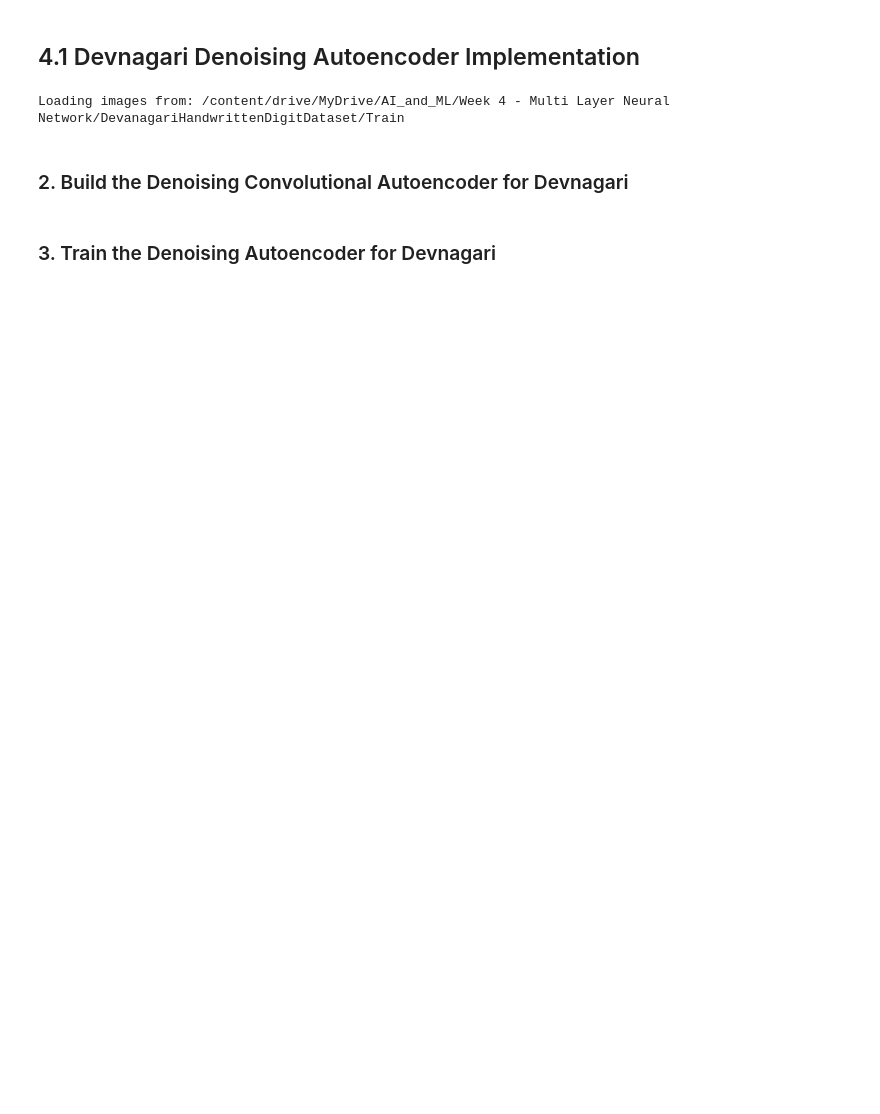
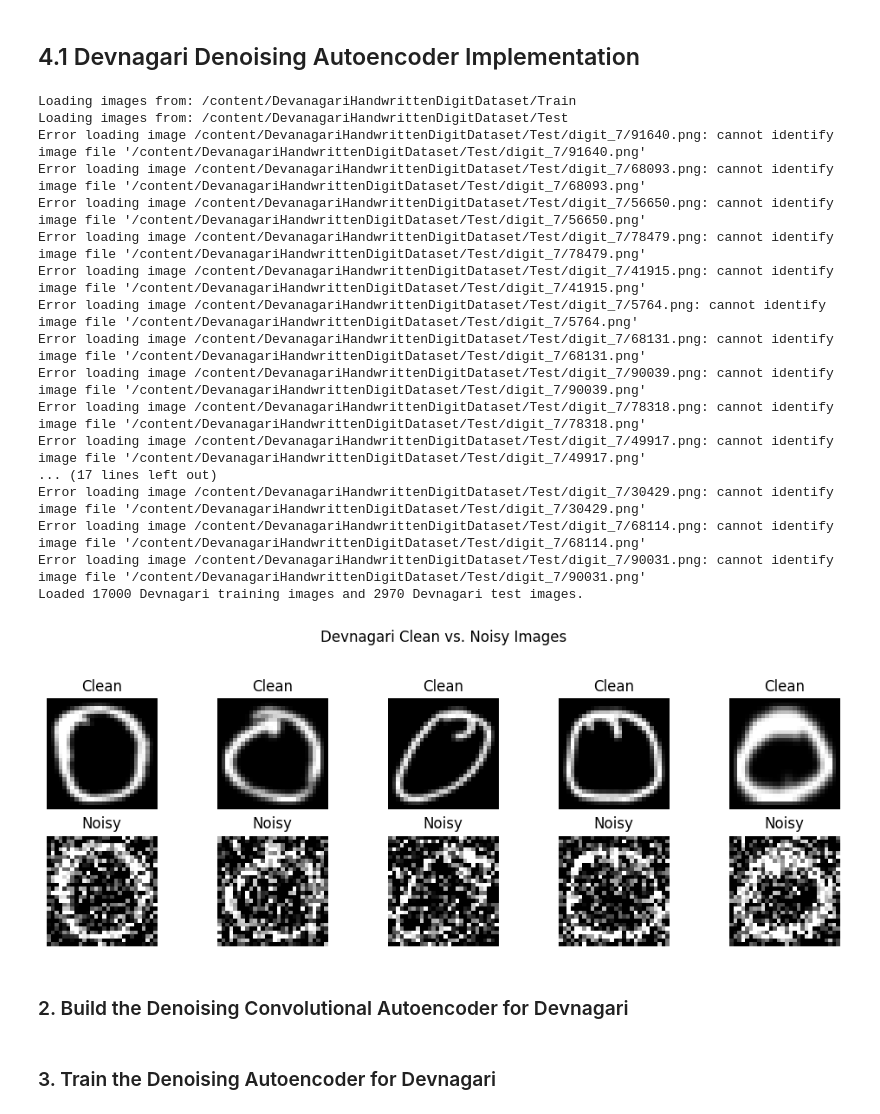
Before and after one commit to Abhi1997/AI_and_ML, a Jupyter notebook: Week - 7 - Introduction to Representations Learning with Autoencoder./Workshop7.ipynb, the cells around one changed output. Cells and saved outputs as stored; diff of their text form; code cells hidden in the pictures; blank space fills up the shorter version.

Commit message:
week 8

```diff
--- a/Week - 7 - Introduction to Representations Learning with Autoencoder./Workshop7.ipynb
+++ b/Week - 7 - Introduction to Representations Learning with Autoencoder./Workshop7.ipynb
@@ -218,8 +220,8 @@ from tensorflow.keras.layers import Input, Conv2D, MaxPooling2D, UpSampling2D
 # --- 1. Dataset Preparation and Preprocessing ---
 
 # Define dataset paths from Google Drive
-train_dir = "/content/drive/MyDrive/AI_and_ML/Week 4 - Multi Layer Neural Network/DevanagariHandwrittenDigitDataset/Train"
-test_dir = "/content/drive/MyDrive/AI_and_ML/Week 4 - Multi Layer Neural Network/DevanagariHandwrittenDigitDataset/Test"
+train_dir = "/content/DevanagariHandwrittenDigitDataset/Train"
+test_dir = "/content/DevanagariHandwrittenDigitDataset/Test"
 
 image_size = (28, 28)
 
@@ -269,34 +271,51 @@ if x_train_dev is not None and x_test_dev is not None:
     # Add noise to the images
     noise_factor = 0.5 # Using a single noise factor for simplicity as requested by problem description
     x_train_noisy_dev = x_train_dev + noise_factor * np.random.normal(loc=0.0, scale=1.0, size=x_train_dev.shape)
     x_test_noisy_dev = x_test_dev + noise_factor * np.random.normal(loc=0.0, scale=1.0, size=x_test_dev.shape)
 
     # Clip pixel values to [0, 1]
     x_train_noisy_dev = np.clip(x_train_noisy_dev, 0., 1.)
     x_test_noisy_dev = np.clip(x_test_noisy_dev, 0., 1.)
 
     # Visualize a few noisy and clean images
     n = 5 # number of images to show
     plt.figure(figsize=(10, 4))
     for i in range(n):
         # Original image
         ax = plt.subplot(2, n, i + 1)
         plt.imshow(x_train_dev[i].reshape(image_size), cmap='gray')
         plt.title("Clean")
         plt.axis('off')
 
         # Noisy image
         ax = plt.subplot(2, n, i + 1 + n)
         plt.imshow(x_train_noisy_dev[i].reshape(image_size), cmap='gray')
         plt.title("Noisy")
         plt.axis('off')
     plt.suptitle("Devnagari Clean vs. Noisy Images")
     plt.tight_layout(rect=[0, 0.03, 1, 0.95]) # Adjust layout to prevent title overlap
     plt.show()
 else:
     print("Skipping Devnagari image loading and processing due to missing data.")
 # %% [output]
-Loading images from: /content/drive/MyDrive/AI_and_ML/Week 4 - Multi Layer Neural Network/DevanagariHandwrittenDigitDataset/Train
+Loading images from: /content/DevanagariHandwrittenDigitDataset/Train
+Loading images from: /content/DevanagariHandwrittenDigitDataset/Test
+Error loading image /content/DevanagariHandwrittenDigitDataset/Test/digit_7/91640.png: cannot identify image file '/content/DevanagariHandwrittenDigitDataset/Test/digit_7/91640.png'
+Error loading image /content/DevanagariHandwrittenDigitDataset/Test/digit_7/68093.png: cannot identify image file '/content/DevanagariHandwrittenDigitDataset/Test/digit_7/68093.png'
+Error loading image /content/DevanagariHandwrittenDigitDataset/Test/digit_7/56650.png: cannot identify image file '/content/DevanagariHandwrittenDigitDataset/Test/digit_7/56650.png'
+Error loading image /content/DevanagariHandwrittenDigitDataset/Test/digit_7/78479.png: cannot identify image file '/content/DevanagariHandwrittenDigitDataset/Test/digit_7/78479.png'
+Error loading image /content/DevanagariHandwrittenDigitDataset/Test/digit_7/41915.png: cannot identify image file '/content/DevanagariHandwrittenDigitDataset/Test/digit_7/41915.png'
+Error loading image /content/DevanagariHandwrittenDigitDataset/Test/digit_7/5764.png: cannot identify image file '/content/DevanagariHandwrittenDigitDataset/Test/digit_7/5764.png'
+Error loading image /content/DevanagariHandwrittenDigitDataset/Test/digit_7/68131.png: cannot identify image file '/content/DevanagariHandwrittenDigitDataset/Test/digit_7/68131.png'
+Error loading image /content/DevanagariHandwrittenDigitDataset/Test/digit_7/90039.png: cannot identify image file '/content/DevanagariHandwrittenDigitDataset/Test/digit_7/90039.png'
+Error loading image /content/DevanagariHandwrittenDigitDataset/Test/digit_7/78318.png: cannot identify image file '/content/DevanagariHandwrittenDigitDataset/Test/digit_7/78318.png'
+Error loading image /content/DevanagariHandwrittenDigitDataset/Test/digit_7/49917.png: cannot identify image file '/content/DevanagariHandwrittenDigitDataset/Test/digit_7/49917.png'
+... (17 lines left out)
+Error loading image /content/DevanagariHandwrittenDigitDataset/Test/digit_7/30429.png: cannot identify image file '/content/DevanagariHandwrittenDigitDataset/Test/digit_7/30429.png'
+Error loading image /content/DevanagariHandwrittenDigitDataset/Test/digit_7/68114.png: cannot identify image file '/content/DevanagariHandwrittenDigitDataset/Test/digit_7/68114.png'
+Error loading image /content/DevanagariHandwrittenDigitDataset/Test/digit_7/90031.png: cannot identify image file '/content/DevanagariHandwrittenDigitDataset/Test/digit_7/90031.png'
+Loaded 17000 Devnagari training images and 2970 Devnagari test images.
+[figure, added]
 # %% [markdown]
 ### 2. Build the Denoising Convolutional Autoencoder for Devnagari
 # %%
```
Also changed, not shown: parts of 8 cells of this notebook, 5 other files.
